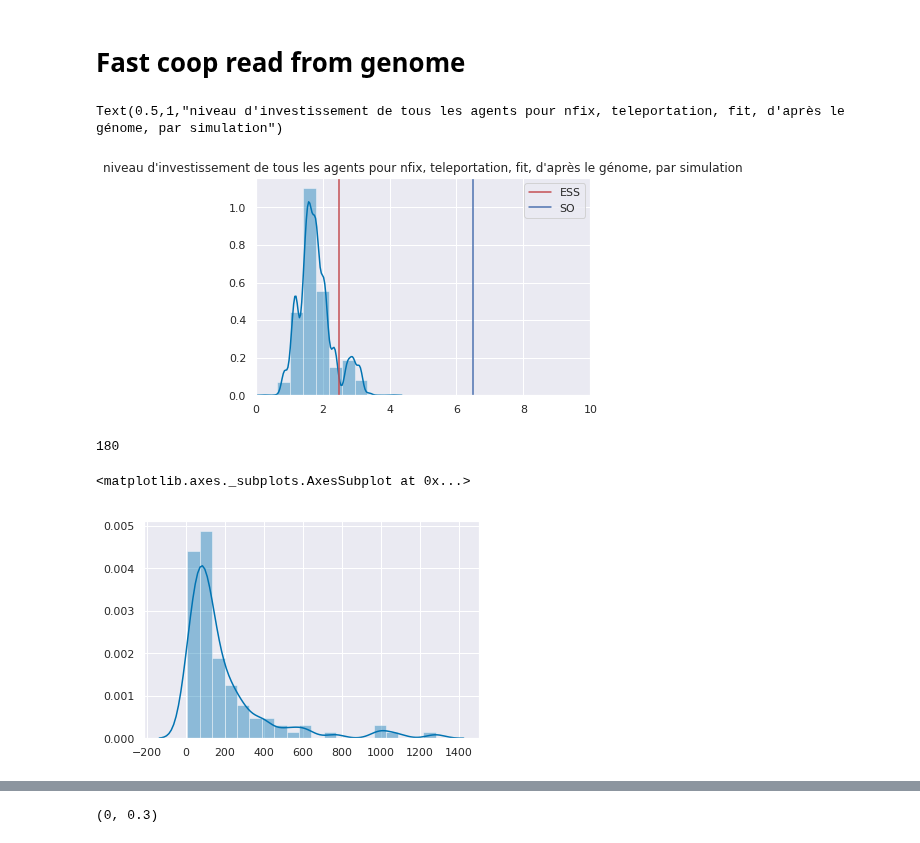
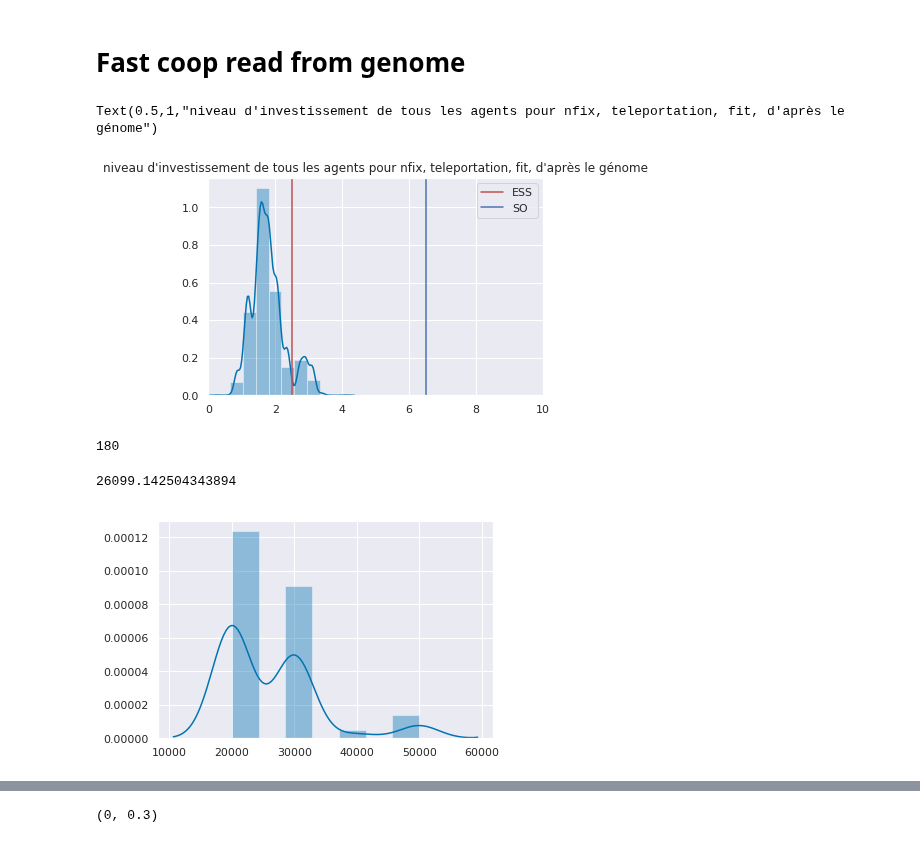
Before and after one commit to PaulEcoffet/roborobo3, a Jupyter notebook: roborobo3/notebooks/bigmodel ESS stat.ipynb, the cells around one changed output, grey strips where cells are left out. Saved outputs shown, nothing was run; the diff lists cells and outputs as text; code cells hidden in the pictures.

```diff
--- a/roborobo3/notebooks/bigmodel ESS stat.ipynb
+++ b/roborobo3/notebooks/bigmodel ESS stat.ipynb
@@ -30,7 +30,7 @@ def read_csvx(path, *args, **kwargs):
 
 #gens = [1499, 1999, 2499, 2999]
 gens = [0]
-conds = sorted(list(glob("/data/logs/bm-iter-test-2019-01-*/canonical_bm/cmaes/20000/run_03/rep00/", recursive=True)))
+conds = sorted(list(glob("/data/logs/bm-iter-test-2019-01-*/canonical_bm_tp/cmaes/20000/run_09/rep00/", recursive=True)))
 #conds = ['/data/logs/trash/oldschoolbm_rarereward/rep00/', '/data/logs/trash/oldschoolbm_rarereward2/rep00']
 
 #conds = ['/data/logs/trash/oldschool_rewardwhendisappear/rep00/', '/data/logs/trash/oldschool_rewardwhendisappear2/rep00']
@@ -172,8 +173,8 @@ plt.legend()
 plt.xlim(0, 10)
 plt.title('niveau d\'investissement de tous les agents pour nfix, teleportation, fit, d\'après le génome')
 # %% [output]
-Text(0.5,1,"niveau d'investissement de tous les agents pour nfix, teleportation, fit, d'après le génome, par simulation")
+Text(0.5,1,"niveau d'investissement de tous les agents pour nfix, teleportation, fit, d'après le génome")
-[figure, old version]
+[figure, new version]
 # %%
 log['bincoop'] = pd.cut(log['meanTotal'], bins=list(range(-1, 12)))
 # %%
@@ -241,10 +242,11 @@ def todf(x):
 wait = log.groupby(['id', 'eval'])['notOnOpp'].apply((lambda x : np.nanmean(seqsize(np.array(x)))))
 stay = log.groupby(['id', 'eval'])['onOpp'].apply((lambda x : np.nanmean(seqsize(np.array(x)))))
 # %%
-beta = 1/wait
+beta = 1/wait # Change to is same object for measurement with TP
 tau = 1/stay
 
 sns.distplot(beta/tau)
+(beta/tau).mean()
 # %% [output]
-<matplotlib.axes._subplots.AxesSubplot at 0x...>
+26099.142504343894
-[figure, old version]
+[figure, new version]
```
Also changed, not shown: parts of 2 cells of this notebook.
